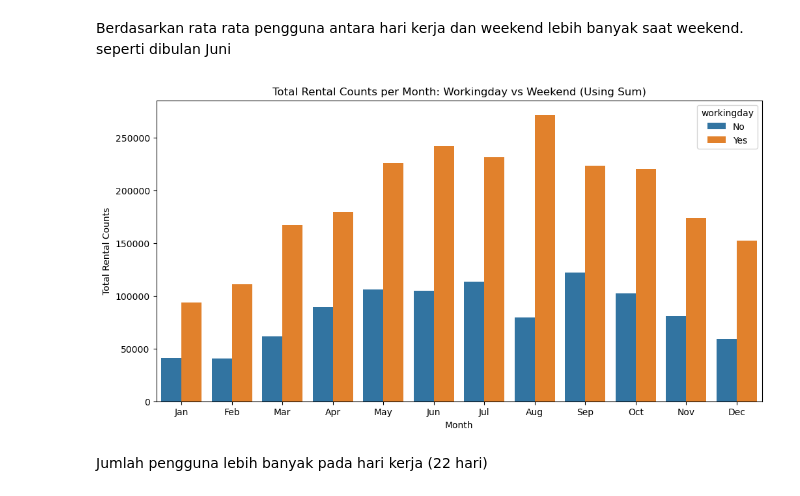
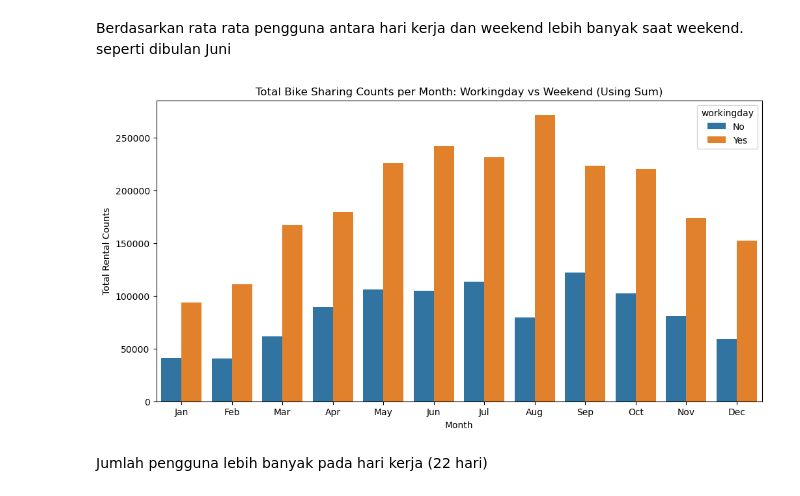
Before and after one commit to AkuKamuKitaBersama/Kita, a Jupyter notebook: notebook.ipynb, the cells around one changed output. Drawn from its saved outputs; the diff is of its cells as text; code cells hidden in the pictures.

```diff
--- a/notebook.ipynb
+++ b/notebook.ipynb
@@ -631,17 +631,17 @@ Berdasarkan rata rata pengguna antara hari kerja dan weekend lebih banyak saat w
 # %%
 # Create the bar plot
 plt.figure(figsize=(12, 6))
 sns.barplot(x='month', y=('total_count', 'sum'), hue='workingday', data=monthly_weekday_counts)
 
 # Add title and labels
-plt.title('Total Rental Counts per Month: Workingday vs Weekend (Using Sum)')
+plt.title('Total Bike Sharing Counts per Month: Workingday vs Weekend (Using Sum)')
 plt.xlabel('Month')
 plt.ylabel('Total Rental Counts')
 
 # Show the plot
 plt.show()
 # %% [output]
-[figure, old version]
+[figure, new version]
 # %% [markdown]
 Jumlah pengguna lebih banyak pada hari kerja (22 hari)
 # %% [markdown]
```
Also changed, not shown: parts of 1 cell of this notebook.
